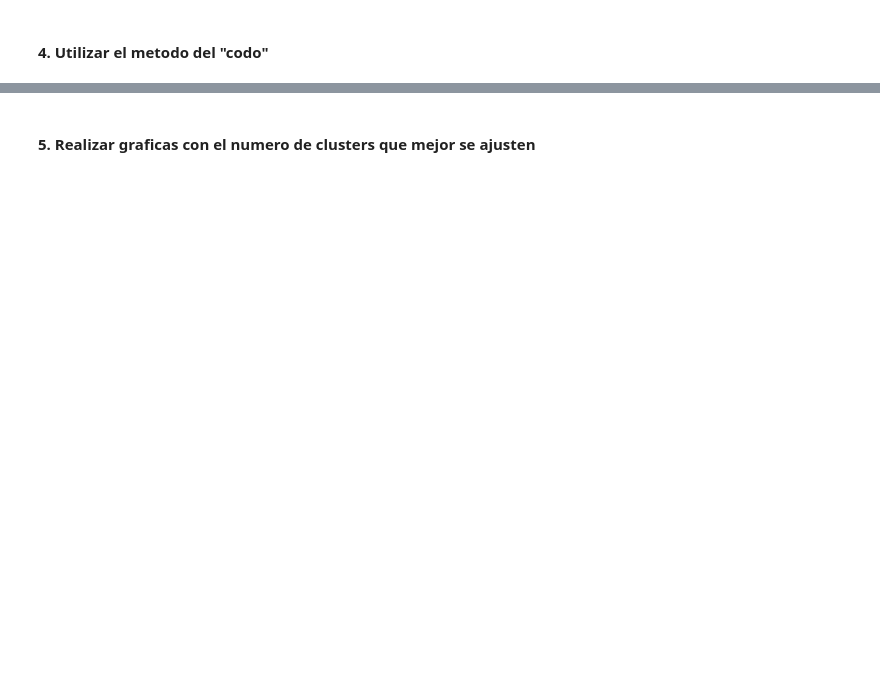
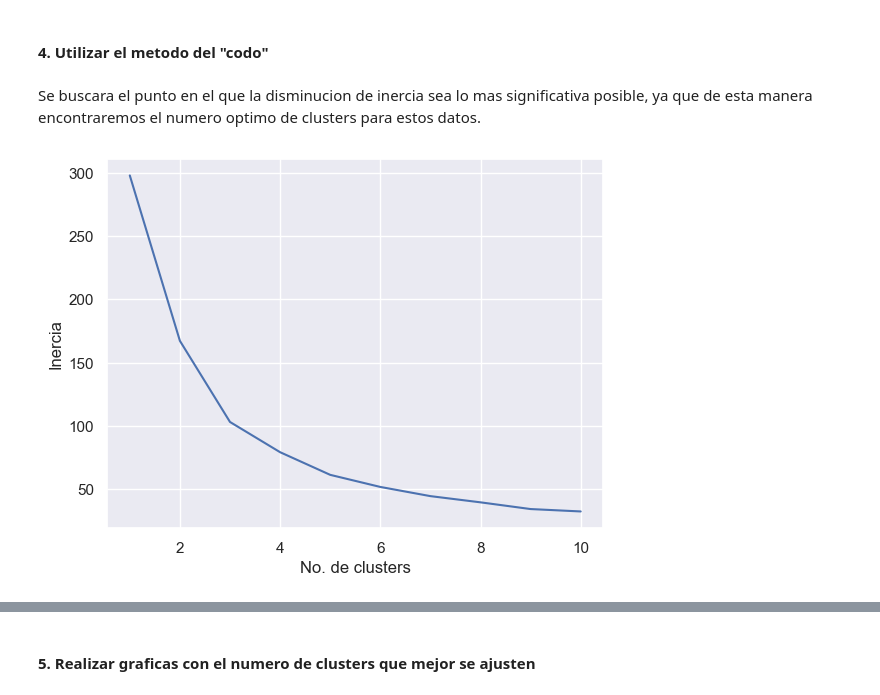
Before and after one commit to jwlh00/Data-Mining, a Jupyter notebook: Lab4/main.ipynb, the cells around one changed output, grey strips where cells are left out. Drawn from its saved outputs; the diff is of its cells as text; code cells hidden in the pictures; blank space fills up the shorter version.

```diff
--- a/Lab4/main.ipynb
+++ b/Lab4/main.ipynb
@@ -23,2 +118,10 @@ data_con_respuestas = pd.read_csv('iris-con-respuestas.csv')
 # %% [markdown]
 #### 3. Estandarizacion de los datos (Repeticion de paso 2)
+# %%
+data = (data - data.mean()) / data.std() # Estandarizacion de los datos
+# %%
+x = data.filter(['sepal_length','sepal_width'])
+
+kmeans = KMeans(2)
+
+kmeans.fit(x) # Ajuste del modelo con los datos de x (forma de sepalo)
@@ -24,0 +131,4 @@ data_con_respuestas = pd.read_csv('iris-con-respuestas.csv')
+# %%
+clusters_identificados = kmeans.fit_predict(x) # Prediccion de clusters segun el modelo
+
+clusters_identificados
@@ -25,2 +178,19 @@ data_con_respuestas = pd.read_csv('iris-con-respuestas.csv')
 # %% [markdown]
 #### 4. Utilizar el metodo del "codo"
+# %% [markdown]
+Se buscara el punto en el que la disminucion de inercia sea lo mas significativa posible, ya que de esta manera encontraremos el numero optimo de clusters para estos datos.
+# %%
+# Metodo del codo
+inertia = []
+for k in range(1,11): # De 1 a 10
+    kmeans = KMeans(n_init = 'auto', n_clusters=k, random_state=0)
+    kmeans.fit(x)
+    inertia.append(kmeans.inertia_)
+
+# Grafico de inercia segun el numero de clusters
+plt.plot(range(1,11), inertia)
+plt.xlabel('No. de clusters')
+plt.ylabel('Inercia')
+plt.show()
+# %% [output]
+[figure, added]
```
Also changed, not shown: parts of 22 cells of this notebook.
